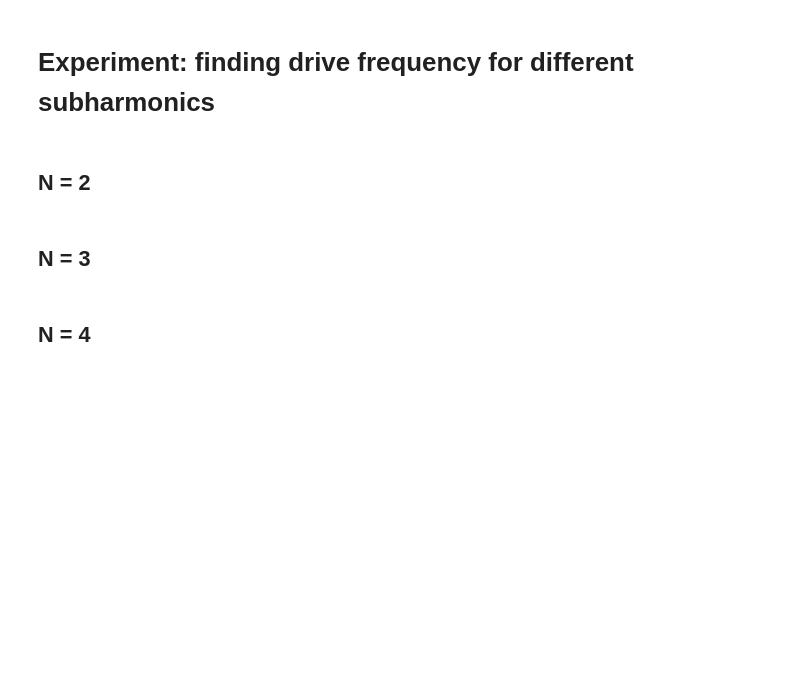
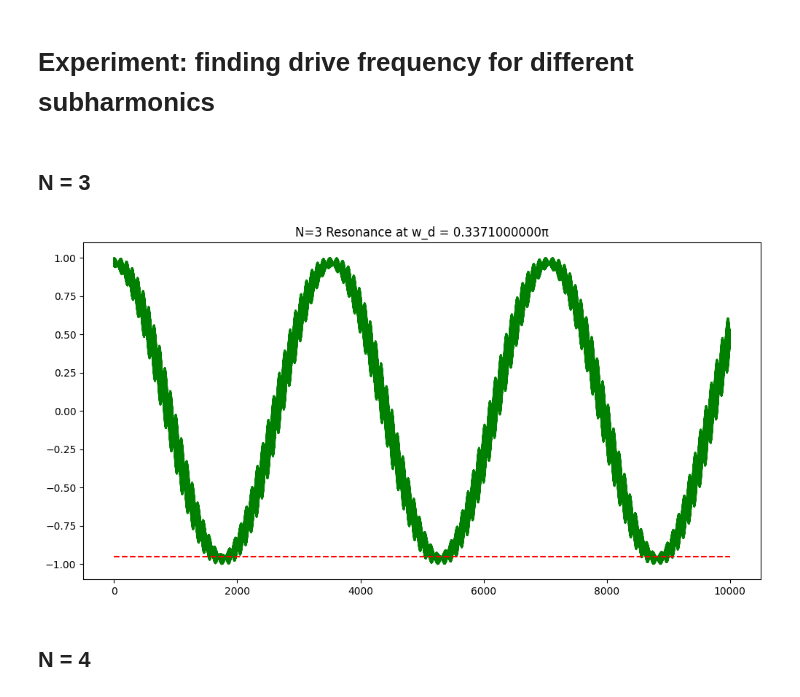
Before and after one commit to lchladek/subharmonic-resonances, a Jupyter notebook: different-n-experiments/different-n.ipynb, the cells around one changed output. Cells and saved outputs as stored; diff of their text form; code cells hidden in the pictures; blank space fills up the shorter version.

```diff
--- a/different-n-experiments/different-n.ipynb
+++ b/different-n-experiments/different-n.ipynb
@@ -5,7 +5,7 @@ import numpy as np
 from qutip import basis
 from scipy.optimize import minimize_scalar
 from matplotlib import pyplot as plt
-from qutip import sigmax, sigmay, sigmaz, sigmam, mesolve, essolve, mcsolve
+from qutip import sigmax, sigmay, sigmaz, sigmam, mesolve, mcsolve
 
 def qubit_integrate_labframe(omega_0, omega_d, rabi, theta,psi0, solver, phi = 0, g1 = 0, g2 = 0, tlist=np.linspace(0,5000,10000)):
 
@@ -34,8 +34,8 @@ def qubit_integrate_labframe(omega_0, omega_d, rabi, theta,psi0, solver, phi = 0
 
     if solver == "me":
         output = mesolve(H, psi0, tlist, c_ops, e_ops)
-    elif solver == "es":
-        output = essolve(H, psi0, tlist, c_ops, e_ops)
+    #elif solver == "es":
+    #    output = essolve(H, psi0, tlist, c_ops, e_ops)
     elif solver == "mc":
         ntraj = 250
         output = mcsolve(H, psi0, tlist, ntraj, c_ops, e_ops)
@@ -44,13 +44,12 @@ def qubit_integrate_labframe(omega_0, omega_d, rabi, theta,psi0, solver, phi = 0
 
     return output.expect[0], output.expect[1], output.expect[2]
 # %%
-def find_and_plot_subharmonic(N, rabi, theta, omega_d):
+def find_and_plot_subharmonic(N, rabi, theta, omega_d, t_max=150000, samples=10000):
     omega_0 = 1.0 * np.pi   # resonance frequency
     g2 = 0.0
     g1 = 0.0
     psi0 = basis(2,0)
-    t_max = 150000
-    tlist = np.linspace(0, t_max, 10000)
+    tlist = np.linspace(0, t_max, samples)
     phi = 0
 
     _, _, sz_brwa_d = qubit_integrate_labframe(omega_0, omega_d, rabi, theta, psi0, "me", phi, g1, g2, tlist)
@@ -60,5 +59,3 @@ def find_and_plot_subharmonic(N, rabi, theta, omega_d):
     ax.plot((np.min(tlist),np.max(tlist)),(-0.95, -0.95), 'r--' )
     ax.set_ylim(-1.1, 1.1)
     ax.set_title(f"N={N} Resonance at w_d = {omega_d/np.pi:.10f}π")
-# %% [markdown]
-## N = 2
@@ -67,5 +62,9 @@ def find_and_plot_subharmonic(N, rabi, theta, omega_d):
 # %% [markdown]
 ## N = 3
+# %%
+find_and_plot_subharmonic(3, 0.05 * np.pi, 0.5 * np.pi, 0.3371 * np.pi, t_max=10000)
+# %% [output]
+[figure, added]
 # %% [markdown]
 ## N = 4
 # %%
```
Also changed, not shown: parts of 2 cells of this notebook, 1 other file.
